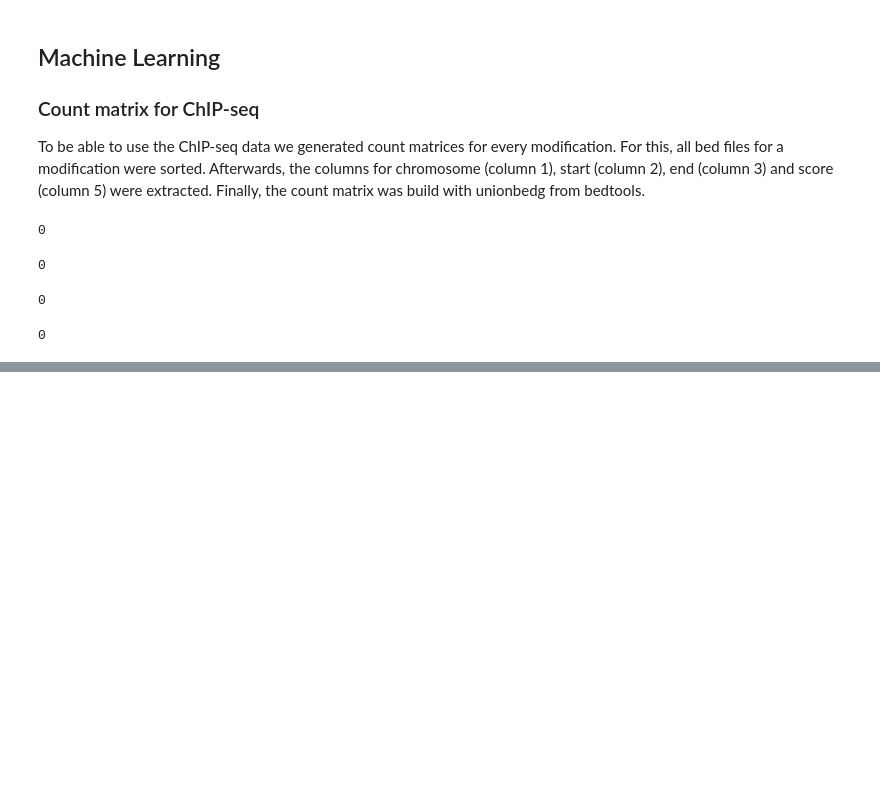
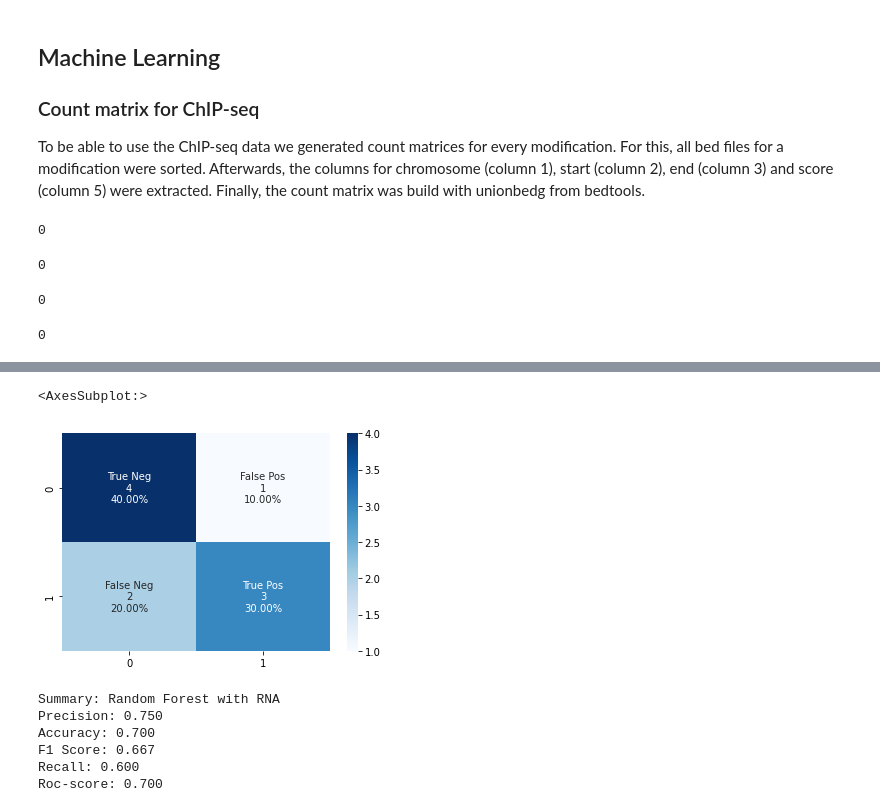
Before and after one commit to nepsygirl/DataScience_finalProjekt_Group2, a Jupyter notebook: notebook.ipynb, the cells around one changed output, grey strips where cells are left out. Cells and saved outputs as stored; diff of their text form; code cells hidden in the pictures; blank space fills up the shorter version.

```diff
--- a/notebook.ipynb
+++ b/notebook.ipynb
@@ -797,0 +995,33 @@ subprocess.call(H3k122ac, shell=True)
+# %%
+group_names = ["True Neg", "False Pos", "False Neg", "True Pos"]
+group_counts = ["{0:0.0f}".format(value) for value in cm.flatten()]
+group_percentages = ["{0:.2%}".format(value) for value in cm.flatten()/np.sum(cm)]
+
+labels = [f"{v1}\n{v2}\n{v3}" for v1, v2, v3 in
+          zip(group_names,group_counts,group_percentages)]
+labels = np.asarray(labels).reshape(2,2)
+
+sns.heatmap(cm, annot=labels, fmt='', cmap='Blues')
+# %% [output]
+<AxesSubplot:>
+[figure, added]
+# %%
+# Get the predictions
+y_pred = clf_rf.predict(X_test)
+
+# Calculate the confusion matrix
+conf_matrix = confusion_matrix(y_true=Y_test, y_pred=y_pred)
+
+print("Summary: Random Forest with RNA")
+print('Precision: %.3f' % precision_score(Y_test, y_pred))
+print('Accuracy: %.3f' % accuracy_score(Y_test, y_pred))
+print('F1 Score: %.3f' % f1_score(Y_test, y_pred))
+print('Recall: %.3f' % recall_score(Y_test, y_pred))
+print('Roc-score: %.3f' % roc_auc_score(Y_test, y_pred))
+# %% [output]
+Summary: Random Forest with RNA
+Precision: 0.750
+Accuracy: 0.700
+F1 Score: 0.667
+Recall: 0.600
+Roc-score: 0.700
```
Also changed, not shown: parts of 48 cells of this notebook, 5 other files.
